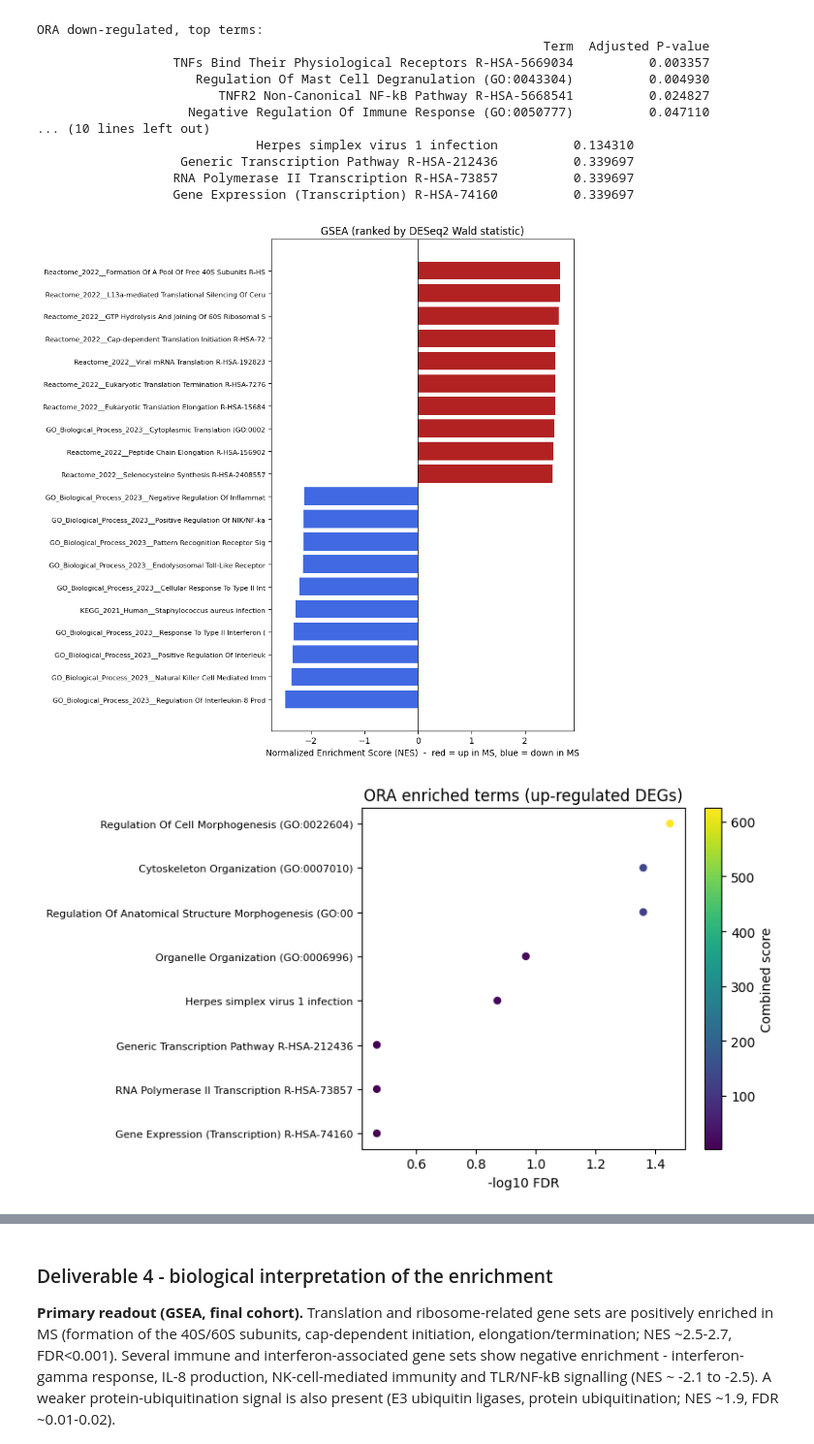
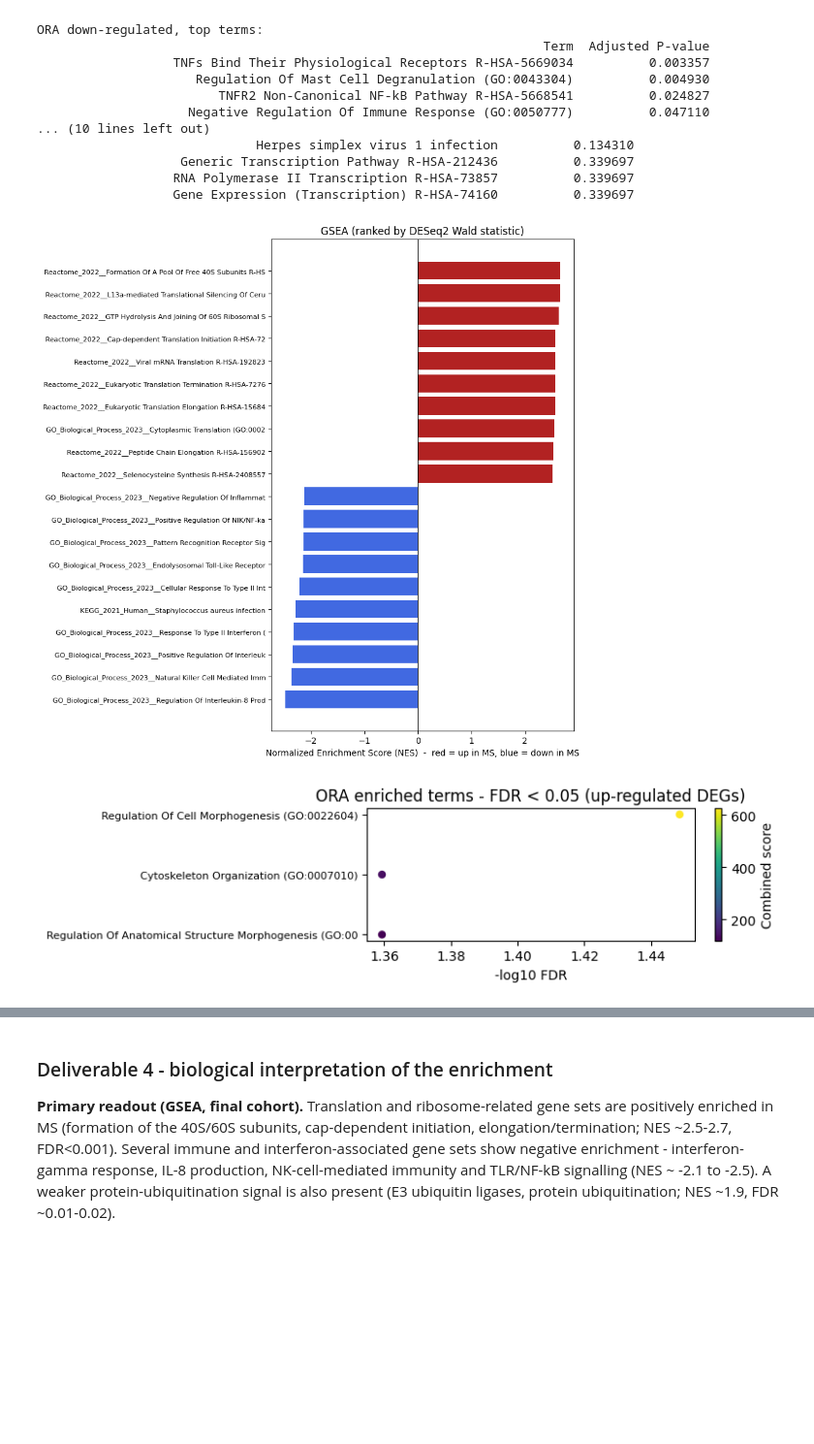
Before and after one commit to ilegul/ms-cd4, a Jupyter notebook: notebooks/BSB_CD4_MS_assignment.ipynb, the cells around one changed output, grey strips where cells are left out. Shown at 97% size. Saved outputs shown, nothing was run; the diff lists cells and outputs as text; code cells hidden in the pictures; blank space fills up the shorter version.

```diff
--- a/notebooks/BSB_CD4_MS_assignment.ipynb
+++ b/notebooks/BSB_CD4_MS_assignment.ipynb
@@ -1515,33 +1527,36 @@ def gsea_barplot(g, n=10):
     ax.barh(range(len(top)), top['NES'], color=colors)
     ax.set_yticks(range(len(top))); ax.set_yticklabels(top['Term'].str.slice(0,60), fontsize=8)
     ax.axvline(0, color='k', lw=0.6)
     ax.set_xlabel('Normalized Enrichment Score (NES)  -  red = up in MS, blue = down in MS')
     ax.set_title('GSEA (ranked by DESeq2 Wald statistic)')
     plt.tight_layout(); plt.savefig(ENRICH/'gsea_barplot.png', dpi=150); plt.show()
 
 gsea_barplot(gsea)
 
 # ORA dotplot for the up- and down-regulated DEG subsets (a subset with fewer than 5 genes is skipped)
 def dotplot(r, tag, n=12):
     if r is None or r.empty:
         print(f'{tag}: no ORA to plot'); return
-    d = r.head(n).copy()
+    sig = r[r['Adjusted P-value'] < 0.05]
+    if sig.empty:
+        print(f'{tag}: no term reaches FDR < 0.05'); return
+    d = sig.head(n).copy()
     d['-log10FDR'] = -np.log10(d['Adjusted P-value'].clip(lower=1e-300))
     if 'Overlap' in d.columns:
         d['overlap_n'] = d['Overlap'].str.split('/').str[0].astype(int)
     else:   # this gseapy build returns 'Genes' (semicolon list) instead of 'Overlap'
         d['overlap_n'] = d['Genes'].fillna('').str.split(';').apply(lambda g: len([x for x in g if x]))
     d = d.iloc[::-1]
     fig, ax = plt.subplots(figsize=(8, 0.45*len(d)+1))
     sc = ax.scatter(d['-log10FDR'], range(len(d)), s=d['overlap_n']*25,
                     c=d['Combined Score'], cmap='viridis')
     ax.set_yticks(range(len(d))); ax.set_yticklabels(d['Term'].str.slice(0,55), fontsize=8)
-    ax.set_xlabel('-log10 FDR'); ax.set_title(f'ORA enriched terms ({tag})')
+    ax.set_xlabel('-log10 FDR'); ax.set_title(f'ORA enriched terms - FDR < 0.05 ({tag})')
     plt.colorbar(sc, label='Combined score'); plt.tight_layout()
     plt.savefig(ENRICH/f'ora_dotplot_{tag}.png', dpi=150); plt.show()
 
 dotplot(ora_up,   'up-regulated DEGs')
 dotplot(ora_down, 'down-regulated DEGs')
 # %% [output]
 [figure]
-[figure, old version]
+[figure, new version]
```
Also changed, not shown: parts of 35 cells of this notebook, 12 other files.
